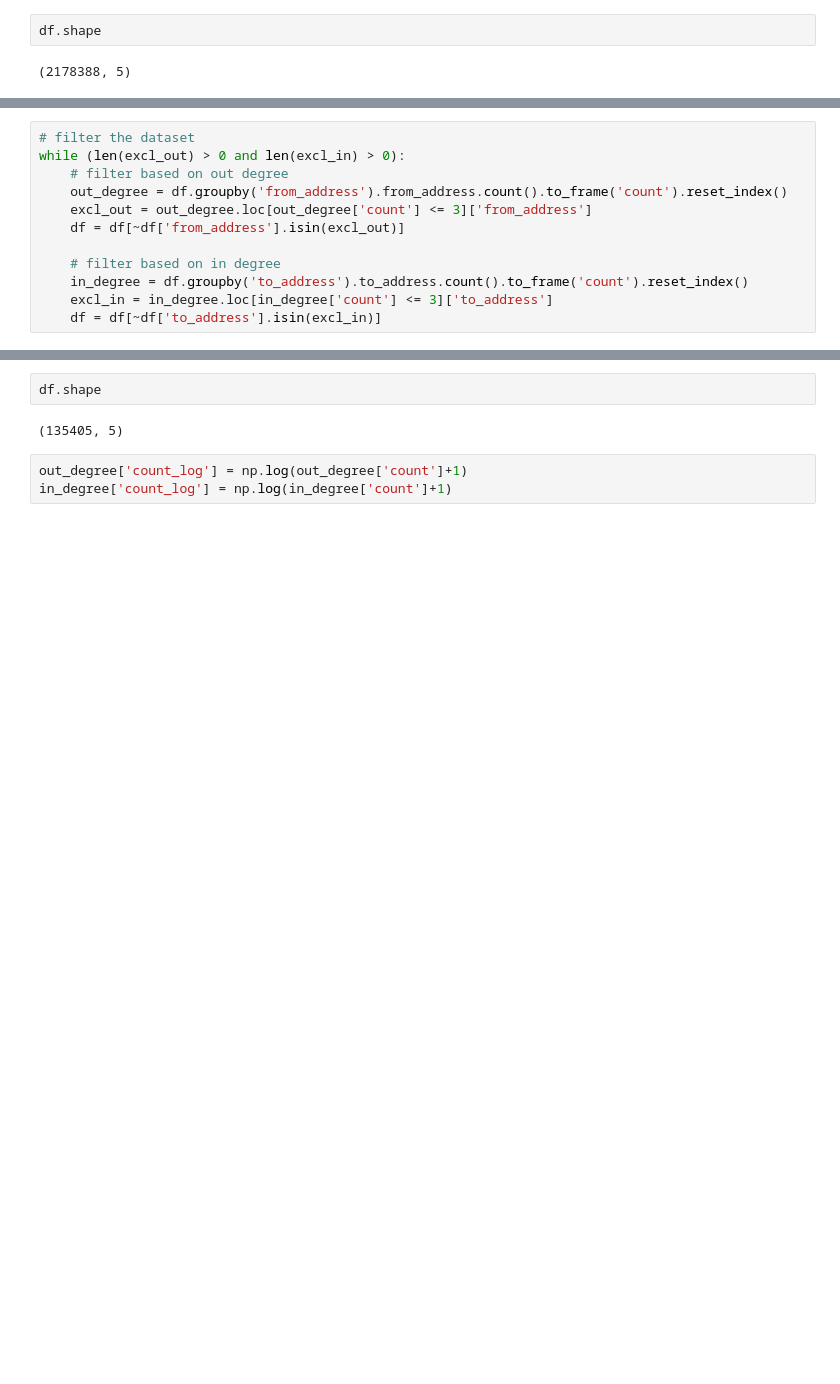
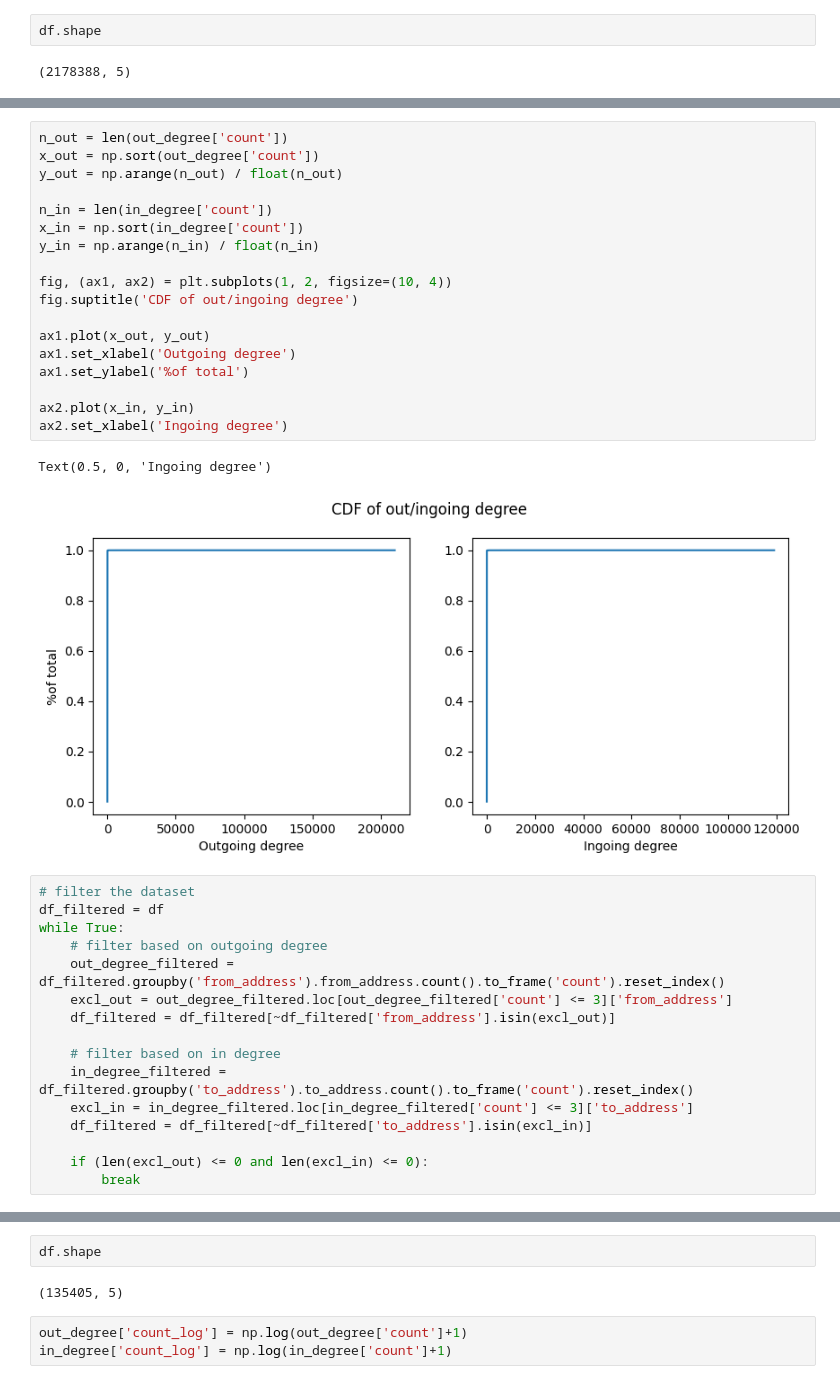
Before and after one commit to sheilafarrahi/thesis, a Jupyter notebook: prepare-data.ipynb, the cells around one changed output, grey strips where cells are left out. Drawn from its saved outputs; the diff is of its cells as text; blank space fills up the shorter version.

```diff
--- a/prepare-data.ipynb
+++ b/prepare-data.ipynb
@@ -12,12 +46,37 @@ df.shape
+# %%
+n_out = len(out_degree['count'])
+x_out = np.sort(out_degree['count'])
+y_out = np.arange(n_out) / float(n_out)
+
+n_in = len(in_degree['count'])
+x_in = np.sort(in_degree['count'])
+y_in = np.arange(n_in) / float(n_in)
+
+fig, (ax1, ax2) = plt.subplots(1, 2, figsize=(10, 4))
+fig.suptitle('CDF of out/ingoing degree')
+
+ax1.plot(x_out, y_out)
+ax1.set_xlabel('Outgoing degree')
+ax1.set_ylabel('%of total')
+
+ax2.plot(x_in, y_in)
+ax2.set_xlabel('Ingoing degree')
+# %% [output]
+Text(0.5, 0, 'Ingoing degree')
+[figure, added]
 # %%
 # filter the dataset
-while (len(excl_out) > 0 and len(excl_in) > 0):
-    # filter based on out degree
-    out_degree = df.groupby('from_address').from_address.count().to_frame('count').reset_index()
-    excl_out = out_degree.loc[out_degree['count'] <= 3]['from_address']
-    df = df[~df['from_address'].isin(excl_out)]
+df_filtered = df
+while True:
+    # filter based on outgoing degree
+    out_degree_filtered = df_filtered.groupby('from_address').from_address.count().to_frame('count').reset_index()
+    excl_out = out_degree_filtered.loc[out_degree_filtered['count'] <= 3]['from_address']
+    df_filtered = df_filtered[~df_filtered['from_address'].isin(excl_out)]
 
     # filter based on in degree
-    in_degree = df.groupby('to_address').to_address.count().to_frame('count').reset_index()
-    excl_in = in_degree.loc[in_degree['count'] <= 3]['to_address']
-    df = df[~df['to_address'].isin(excl_in)]
+    in_degree_filtered = df_filtered.groupby('to_address').to_address.count().to_frame('count').reset_index()
+    excl_in = in_degree_filtered.loc[in_degree_filtered['count'] <= 3]['to_address']
+    df_filtered = df_filtered[~df_filtered['to_address'].isin(excl_in)]
+
+    if (len(excl_out) <= 0 and len(excl_in) <= 0):
+        break
```
Also changed, not shown: parts of 20 cells of this notebook.
